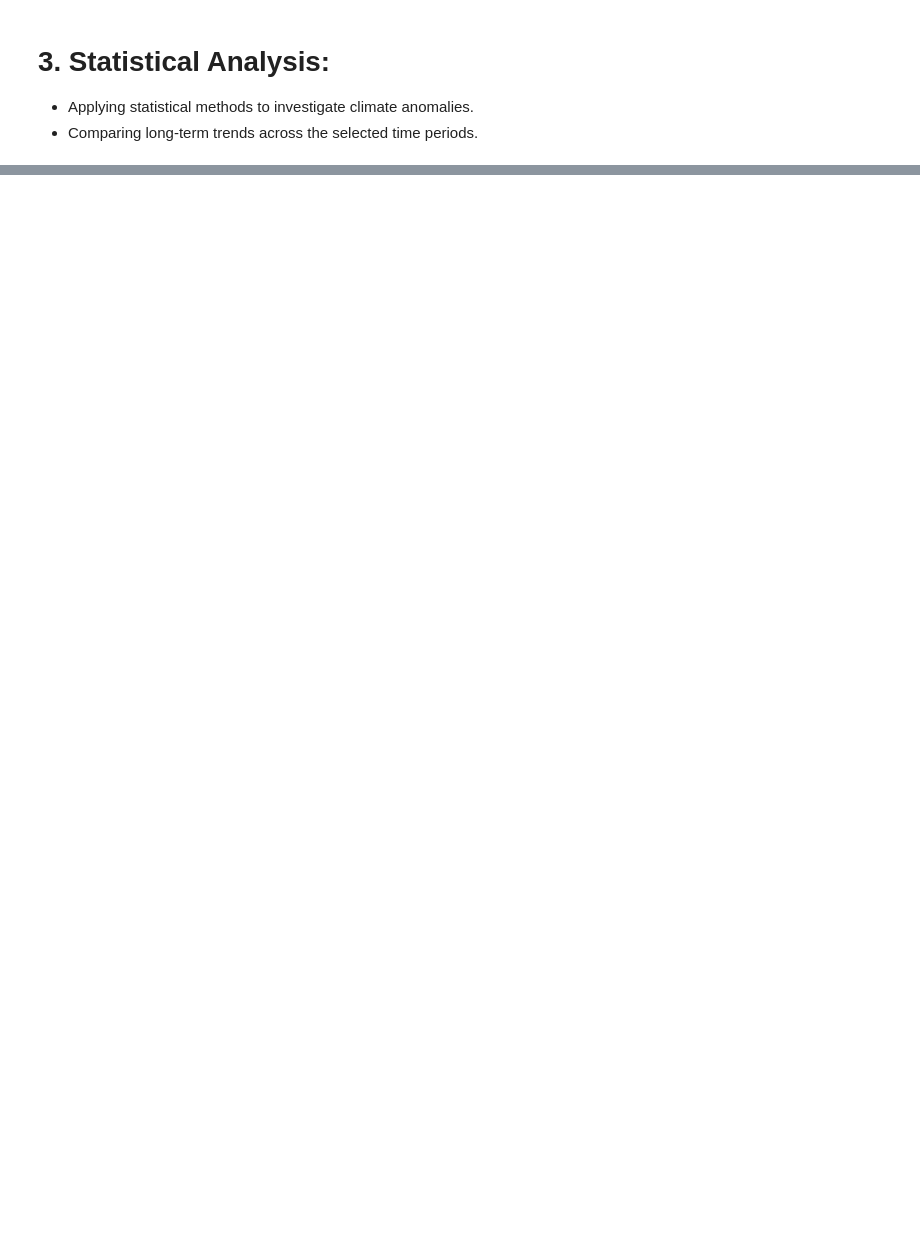
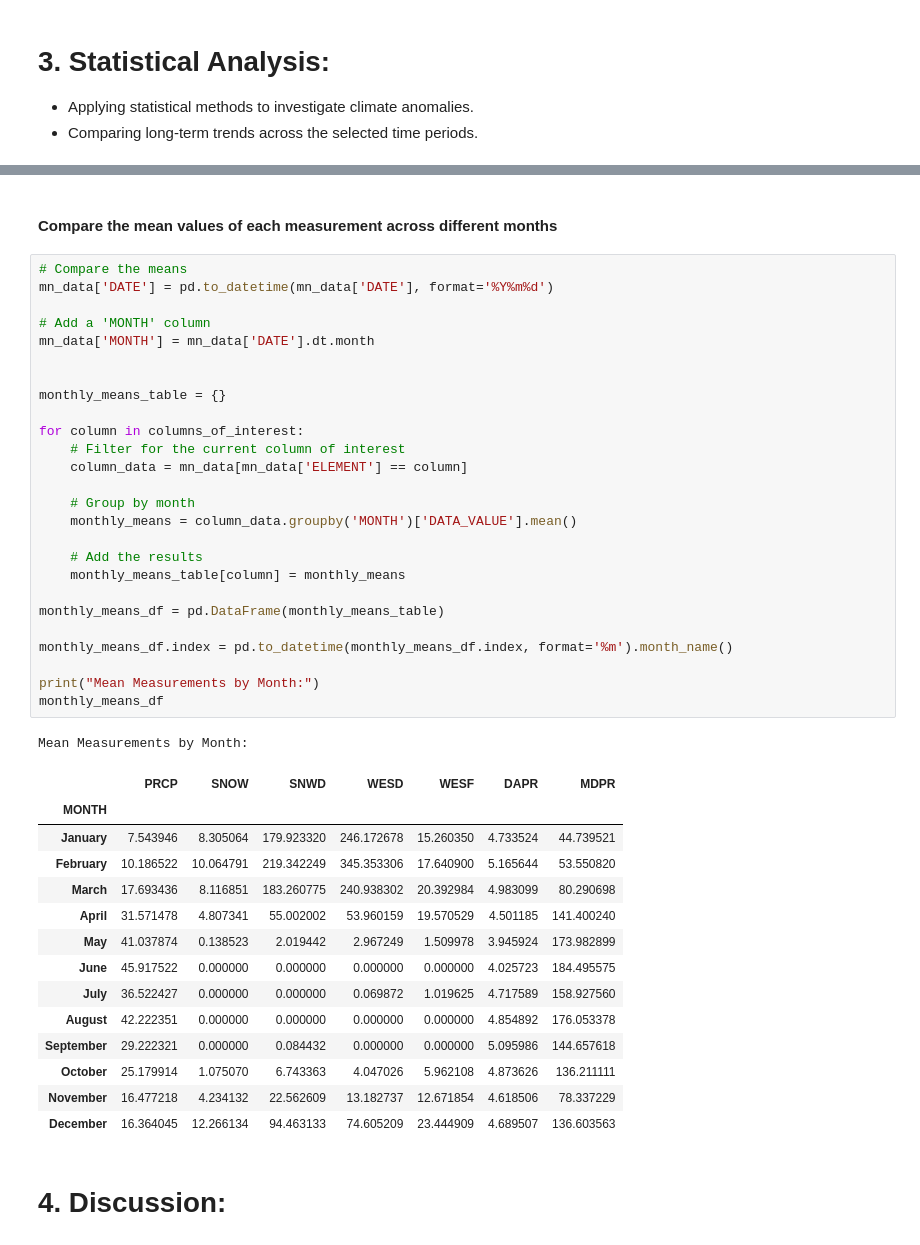
Before and after one commit to DataChemE/noaa_climate_modeling, a Jupyter notebook: noaa_climate_modeling_analysis.ipynb, the cells around one changed output, grey strips where cells are left out. Saved outputs shown, nothing was run; the diff lists cells and outputs as text; blank space fills up the shorter version.

```diff
--- a/noaa_climate_modeling_analysis.ipynb
+++ b/noaa_climate_modeling_analysis.ipynb
@@ -410,0 +719,46 @@ mn_data
+# %% [markdown]
+#### Compare the mean values of each measurement across different months
+# %%
+# Compare the means
+mn_data['DATE'] = pd.to_datetime(mn_data['DATE'], format='%Y%m%d')
+
+# Add a 'MONTH' column
+mn_data['MONTH'] = mn_data['DATE'].dt.month
+
+
+monthly_means_table = {}
+
+for column in columns_of_interest:
+    # Filter for the current column of interest
+    column_data = mn_data[mn_data['ELEMENT'] == column]
+
+    # Group by month
+    monthly_means = column_data.groupby('MONTH')['DATA_VALUE'].mean()
+
+    # Add the results
+    monthly_means_table[column] = monthly_means
+
+monthly_means_df = pd.DataFrame(monthly_means_table)
+
+monthly_means_df.index = pd.to_datetime(monthly_means_df.index, format='%m').month_name()
+
+print("Mean Measurements by Month:")
+monthly_means_df
+# %% [output]
+Mean Measurements by Month:
+|  | PRCP | SNOW | SNWD | WESD | WESF | DAPR | MDPR |
+| MONTH |  |  |  |  |  |  |  |
+| January | 7.543946 | 8.305064 | 179.923320 | 246.172678 | 15.260350 | 4.733524 | 44.739521 |
+| February | 10.186522 | 10.064791 | 219.342249 | 345.353306 | 17.640900 | 5.165644 | 53.550820 |
+| March | 17.693436 | 8.116851 | 183.260775 | 240.938302 | 20.392984 | 4.983099 | 80.290698 |
+| April | 31.571478 | 4.807341 | 55.002002 | 53.960159 | 19.570529 | 4.501185 | 141.400240 |
+| May | 41.037874 | 0.138523 | 2.019442 | 2.967249 | 1.509978 | 3.945924 | 173.982899 |
+| June | 45.917522 | 0.000000 | 0.000000 | 0.000000 | 0.000000 | 4.025723 | 184.495575 |
+| July | 36.522427 | 0.000000 | 0.000000 | 0.069872 | 1.019625 | 4.717589 | 158.927560 |
+| August | 42.222351 | 0.000000 | 0.000000 | 0.000000 | 0.000000 | 4.854892 | 176.053378 |
+| September | 29.222321 | 0.000000 | 0.084432 | 0.000000 | 0.000000 | 5.095986 | 144.657618 |
+| October | 25.179914 | 1.075070 | 6.743363 | 4.047026 | 5.962108 | 4.873626 | 136.211111 |
+| November | 16.477218 | 4.234132 | 22.562609 | 13.182737 | 12.671854 | 4.618506 | 78.337229 |
+| December | 16.364045 | 12.266134 | 94.463133 | 74.605209 | 23.444909 | 4.689507 | 136.603563 |
+# %% [markdown]
+# 4. **Discussion:**
```
Also changed, not shown: parts of 45 cells of this notebook, 1 other file.
